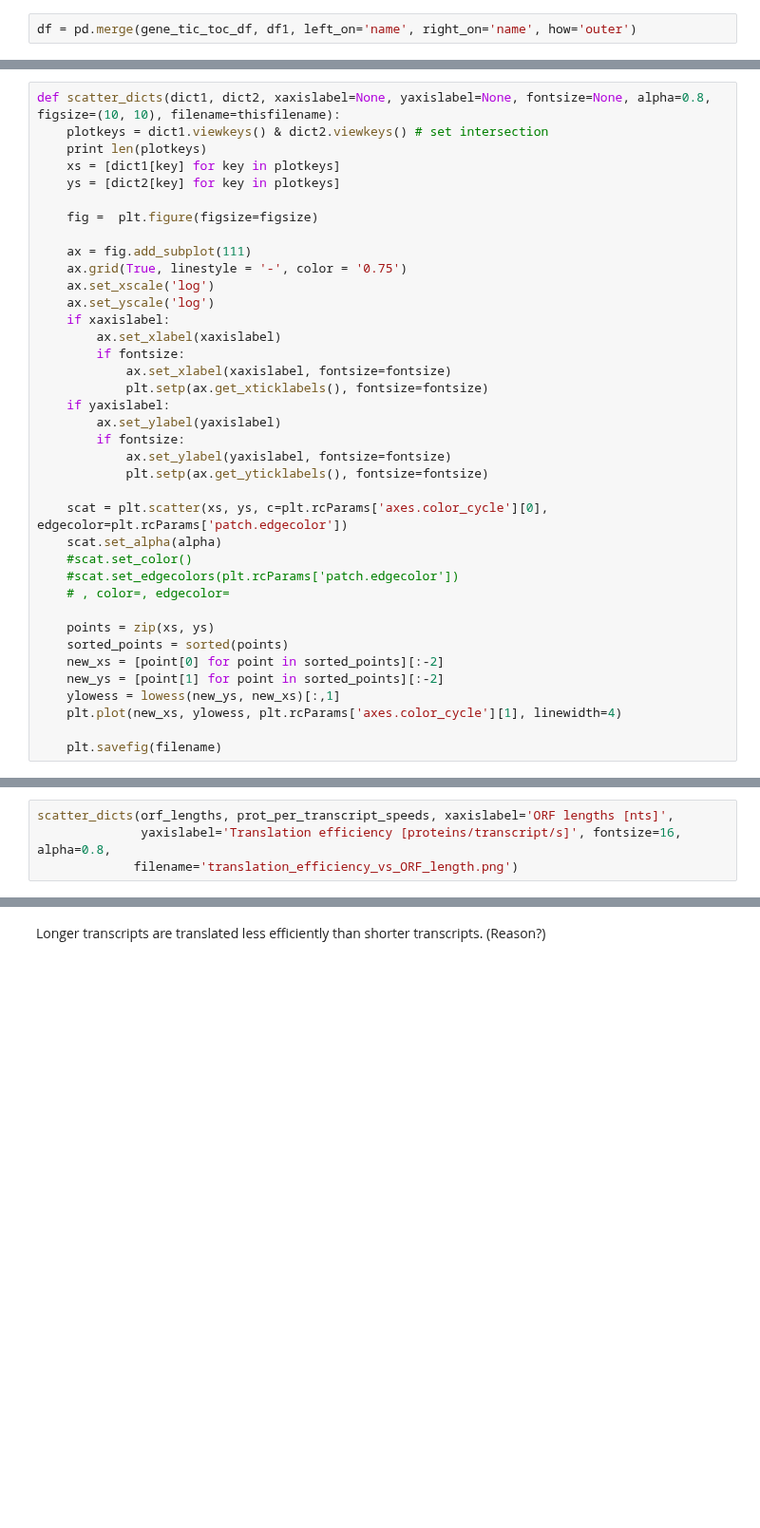
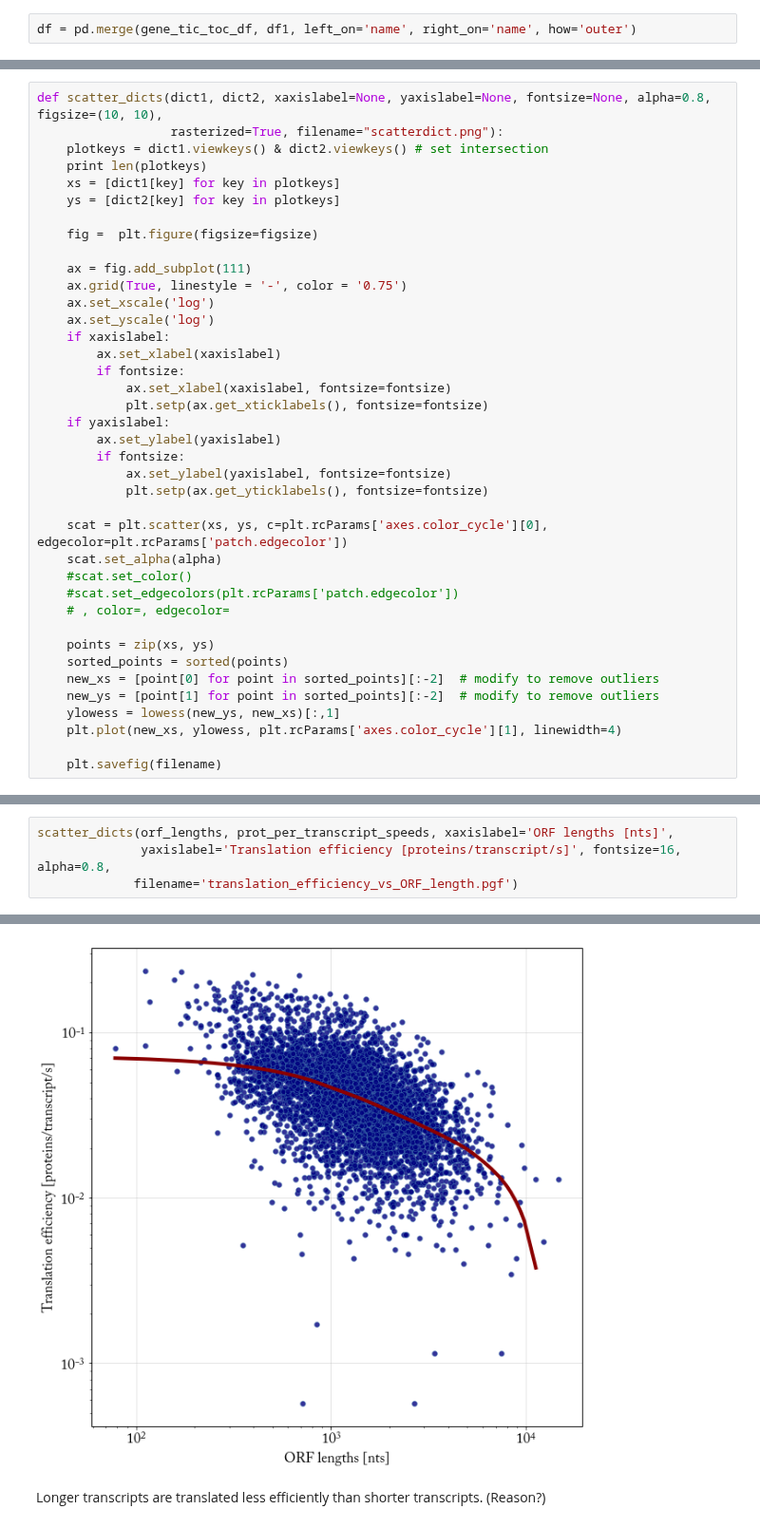
Before and after one commit to gittenberg/TRSL, a Jupyter notebook: workbooks/analyses/03b TRSL_check_observables (rebuilt).ipynb, the cells around one changed output, grey strips where cells are left out. Shown at 95% size. Saved outputs shown, nothing was run; the diff lists cells and outputs as text; blank space fills up the shorter version.

Commit message:
Figure: ORF length vs translation efficiency

```diff
--- a/workbooks/analyses/03b TRSL_check_observables (rebuilt).ipynb
+++ b/workbooks/analyses/03b TRSL_check_observables (rebuilt).ipynb
@@ -285,7 +285,8 @@ ax.set_xscale('log')
 # %% [output]
 [figure]
 # %%
-def scatter_dicts(dict1, dict2, xaxislabel=None, yaxislabel=None, fontsize=None, alpha=0.8, figsize=(10, 10), filename=thisfilename):
+def scatter_dicts(dict1, dict2, xaxislabel=None, yaxislabel=None, fontsize=None, alpha=0.8, figsize=(10, 10),
+                  rasterized=True, filename="scatterdict.png"):
     plotkeys = dict1.viewkeys() & dict2.viewkeys() # set intersection
     print len(plotkeys)
     xs = [dict1[key] for key in plotkeys]
@@ -316,8 +317,8 @@ def scatter_dicts(dict1, dict2, xaxislabel=None, yaxislabel=None, fontsize=None,
 
     points = zip(xs, ys)
     sorted_points = sorted(points)
-    new_xs = [point[0] for point in sorted_points][:-2]
-    new_ys = [point[1] for point in sorted_points][:-2]
+    new_xs = [point[0] for point in sorted_points][:-2]  # modify to remove outliers
+    new_ys = [point[1] for point in sorted_points][:-2]  # modify to remove outliers
     ylowess = lowess(new_ys, new_xs)[:,1]
     plt.plot(new_xs, ylowess, plt.rcParams['axes.color_cycle'][1], linewidth=4)
 
@@ -327,5 +326,5 @@ NameError: name 'thisfilename' is not defined
 # %%
 scatter_dicts(orf_lengths, prot_per_transcript_speeds, xaxislabel='ORF lengths [nts]',
               yaxislabel='Translation efficiency [proteins/transcript/s]', fontsize=16, alpha=0.8,
-             filename='translation_efficiency_vs_ORF_length.png')
+             filename='translation_efficiency_vs_ORF_length.pgf')
 # %% [output]
@@ -333,2 +332,3 @@ TypeError: scatter_dicts() got an unexpected keyword argument 'filename'
+[figure, added]
 # %% [markdown]
 Longer transcripts are translated less efficiently than shorter transcripts. (Reason?)
```
Also changed, not shown: parts of 4 cells of this notebook.
